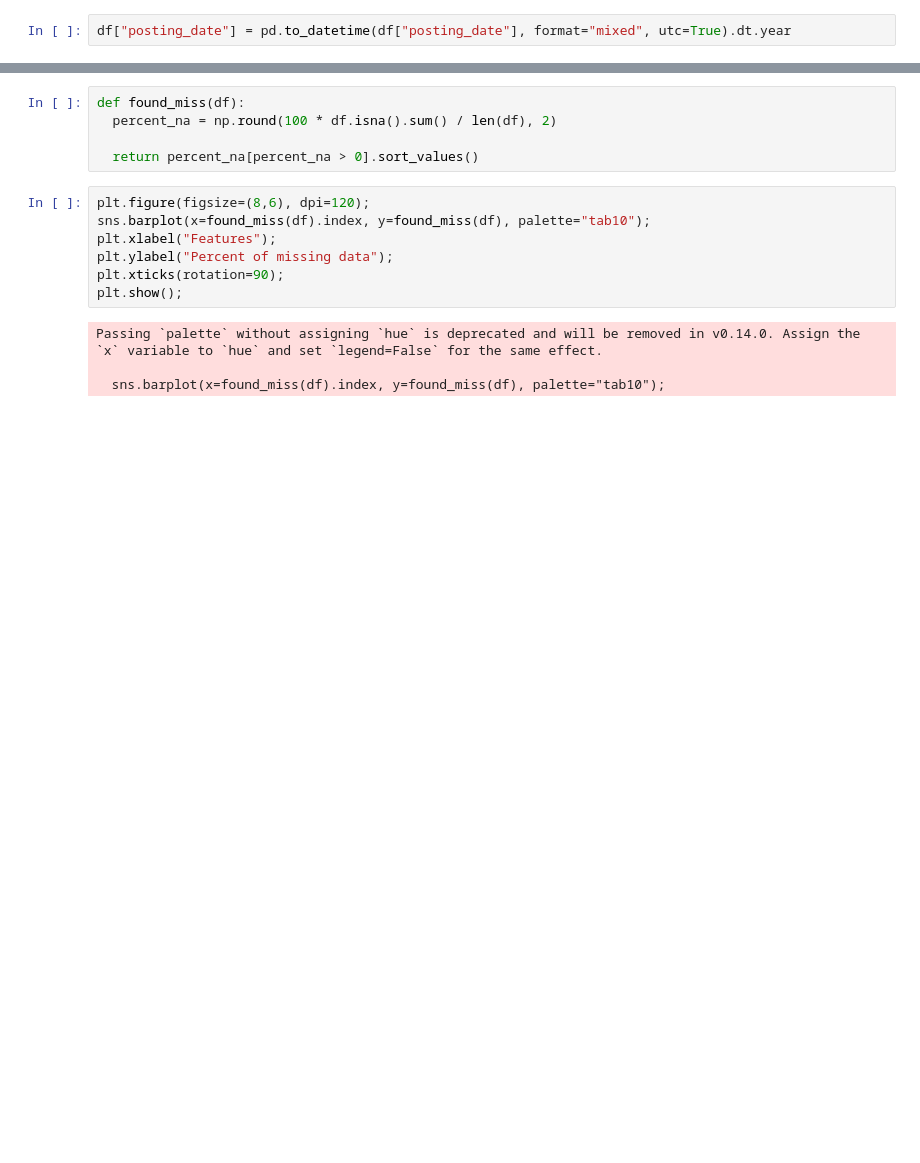
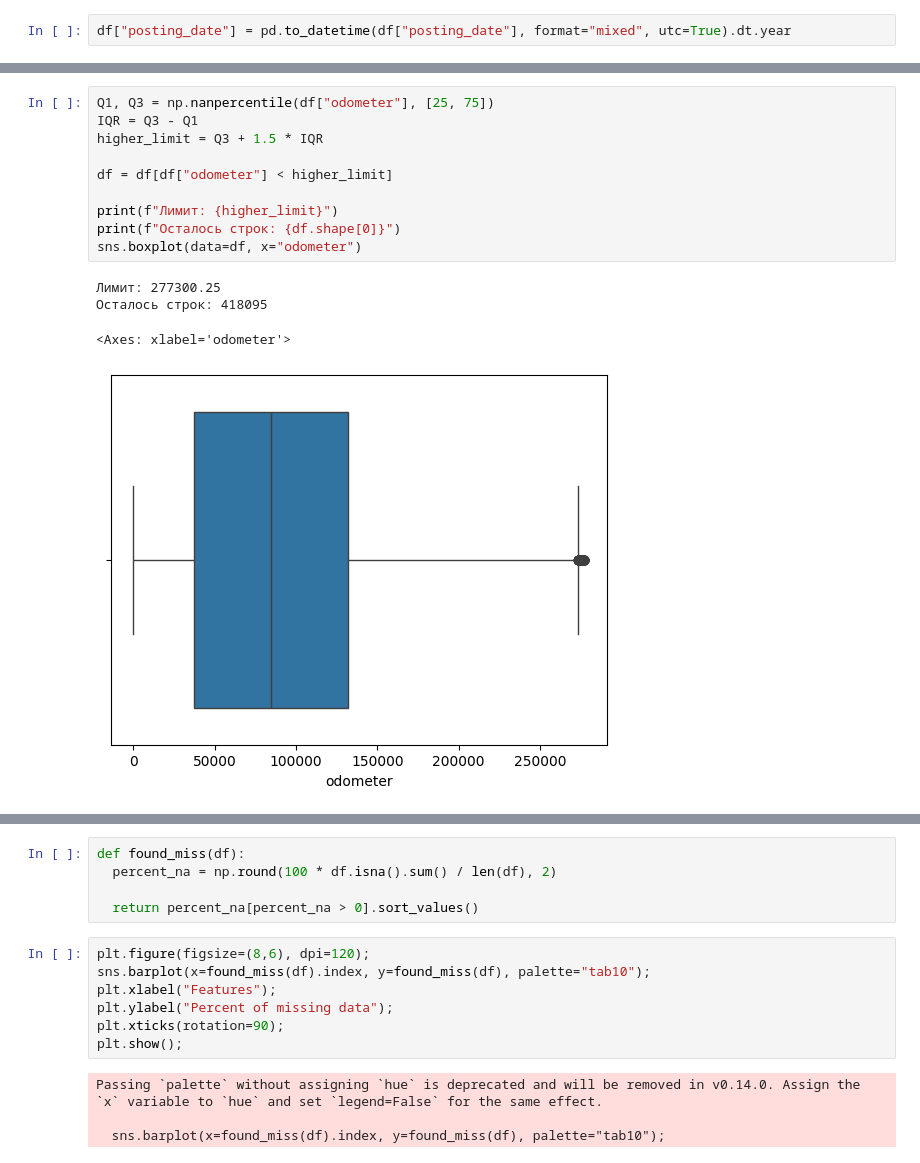
Before and after one commit to MoyMarMois/Carset, a Jupyter notebook: carset.ipynb, the cells around one changed output, grey strips where cells are left out. Drawn from its saved outputs; the diff is of its cells as text; blank space fills up the shorter version.

```diff
--- a/carset.ipynb
+++ b/carset.ipynb
@@ -86,0 +76,15 @@ Name: price, dtype: float64
+# %%
+Q1, Q3 = np.nanpercentile(df["odometer"], [25, 75])
+IQR = Q3 - Q1
+higher_limit = Q3 + 1.5 * IQR
+
+df = df[df["odometer"] < higher_limit]
+
+print(f"Лимит: {higher_limit}")
+print(f"Осталось строк: {df.shape[0]}")
+sns.boxplot(data=df, x="odometer")
+# %% [output]
+Лимит: 277300.25
+Осталось строк: 418095
+<Axes: xlabel='odometer'>
+[figure, added]
```
Also changed, not shown: parts of 103 cells of this notebook.
